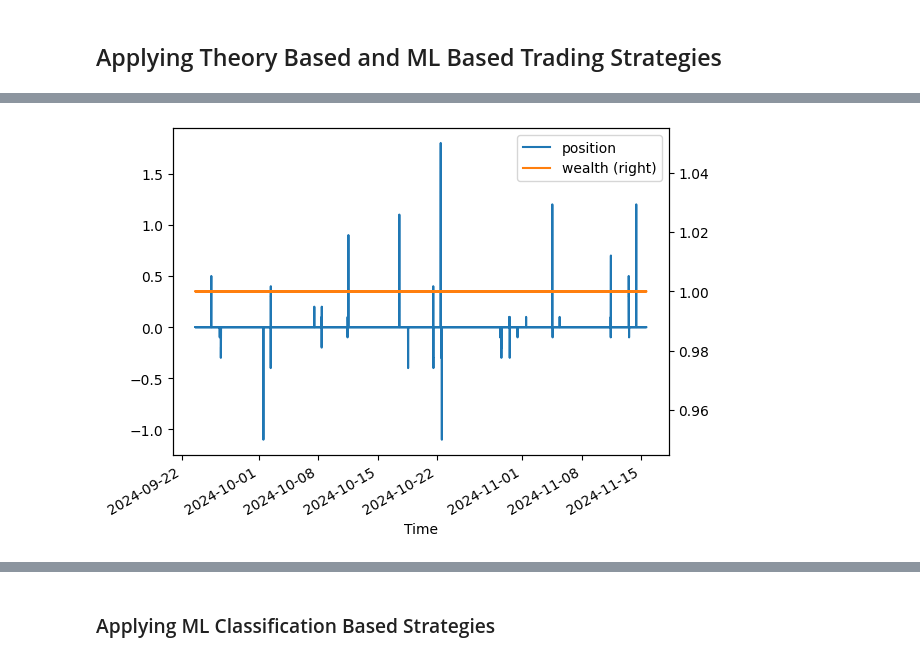
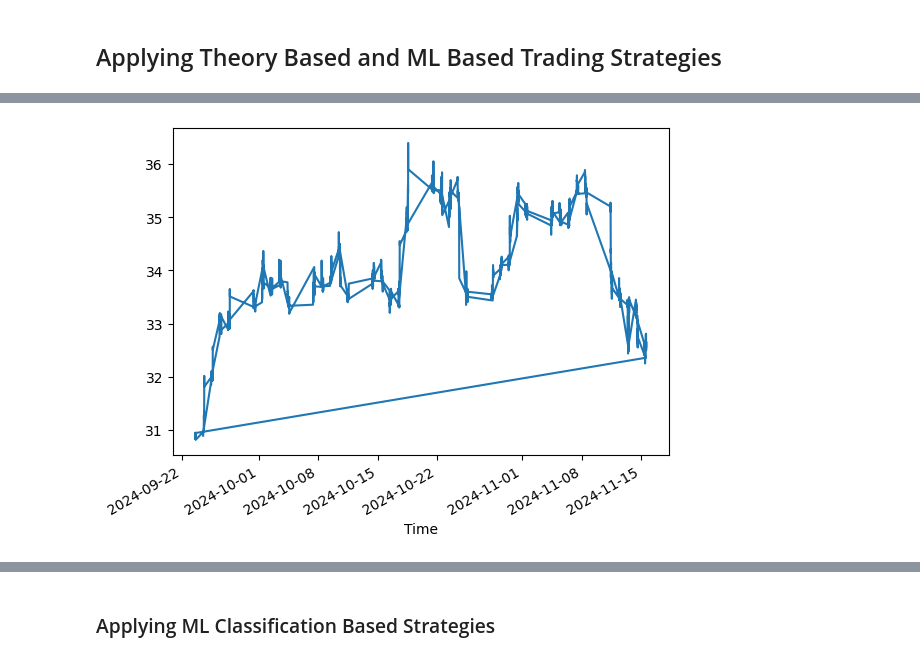
Before and after one commit to HoaPham119/thesis, a Jupyter notebook: code/data_test.ipynb, the cells around one changed output, grey strips where cells are left out. Saved outputs shown, nothing was run; the diff lists cells and outputs as text; code cells hidden in the pictures.

```diff
--- a/code/data_test.ipynb
+++ b/code/data_test.ipynb
@@ -205,7 +228,11 @@ df.head()
 df["returns"] = df["PRICE"].pct_change().shift(-1)
 df = df.replace([np.inf, -np.inf], np.nan).ffill().iloc[:-1]
 df.index = pd.to_datetime(df.index)
-df = df.between_time("9:00", "15:00")[df.index.dayofweek < 5]
+df = pd.concat([
+    df.loc[df.index.dayofweek < 5].between_time("09:00", "11:30"),
+    df.loc[df.index.dayofweek < 5].between_time("13:00", "15:00")
+])
+
 df.to_csv("new_data.csv")
 
 savg = df[["AvgCorrAssets", "quote_imb"]].rolling(window=100).mean()
@@ -227,3 +254,8 @@ df_trading.to_csv("final.csv")
+# %%
+df_trading["price"].plot()
+plt.show()
+# %% [output]
+[figure, added]
 # %%
 pos_lst = []
 position, bcount, scount = 0, 0, 0
@@ -255,7 +287,3 @@ for index, row in df_trading.iterrows():
 
 pos = pd.DataFrame(pos_lst).set_index("Time")
 pos["wealth"] = (1 + pos["returns"] * pos["position"]).cumprod()
-# %%
-ax=pos[['position','wealth']].plot(secondary_y=['wealth'])
-# %% [output]
-[figure, removed]
```
Also changed, not shown: parts of 12 cells of this notebook.
